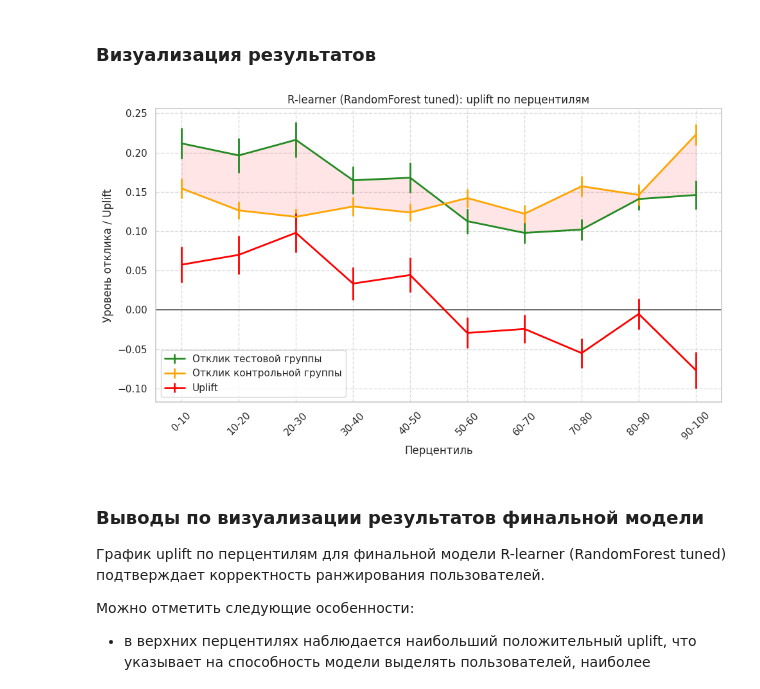
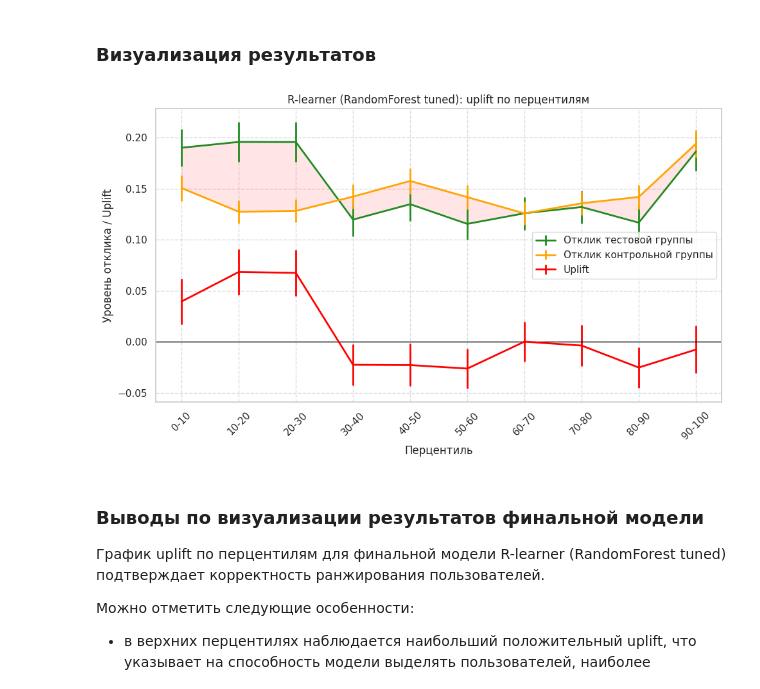
Before and after one commit to Manaam9/mle-uplift-final-project-2025, a Jupyter notebook: final_project_template.ipynb, the cells around one changed output. Drawn from its saved outputs; the diff is of its cells as text; code cells hidden in the pictures.

Commit message:
финальная модель

```diff
--- a/final_project_template.ipynb
+++ b/final_project_template.ipynb
@@ -1114,17 +1168,3 @@ results
 # %% [markdown]
 ## Этап 1
 Улучшите бейзлайн выбранной модели
-# %%
-model_s_improved = CatBoostClassifier(
-    iterations=500,          # больше итераций
-    depth=5,                 # чуть меньше глубина → меньше переобучение
-    learning_rate=0.03,      # более плавное обучение
-    l2_leaf_reg=5,           # регуляризация
-    random_strength=1,
-    bagging_temperature=1,
-    border_count=128,
-    random_state=42,
-    verbose=0
-)
-
-model_s_improved.fit(X_train, y_train)
@@ -1474,9 +1240,0 @@ Best score: 0.05462926773829621
-# %%
-# Обучим лучшую модель
-best_model = CatBoostClassifier(
-    **study.best_params,
-    verbose=0,
-    random_state=42
-)
-
-best_model.fit(X_train_fe, y_train)
@@ -1556,15 +1240,0 @@ Uplift@30%: 0.048255
-# %%
-# S-learner + RandomForest
-rf_s = RandomForestClassifier(**rf_params)
-rf_s.fit(X_train, y_train)
-
-X_test_treated_rf = X_test.copy()
-X_test_control_rf = X_test.copy()
-
-X_test_treated_rf['treatment'] = 1
-X_test_control_rf['treatment'] = 0
-
-rf_pred_s_treated = rf_s.predict_proba(X_test_treated_rf)[:, 1]
-rf_pred_s_control = rf_s.predict_proba(X_test_control_rf)[:, 1]
-
-uplift_pred_s_rf = rf_pred_s_treated - rf_pred_s_control
@@ -1924,16 +1653,18 @@ results_final
 # %%
 from utils import custom_uplift_by_percentile
 # %%
+# Uplift по перцентилям (финальная модель)
 custom_uplift_by_percentile(
     y_test,
-    uplift_pred_final,
+    best_uplift_pred_r_rf,
     treatment_test,
     bins=10,
     title='R-learner (RandomForest tuned): uplift по перцентилям'
 )
+
 plt.show()
 # %% [output]
-[figure, old version]
+[figure, new version]
 # %% [markdown]
 ### Выводы по визуализации результатов финальной модели
 
```
Also changed, not shown: parts of 68 cells of this notebook, 4 other files.
